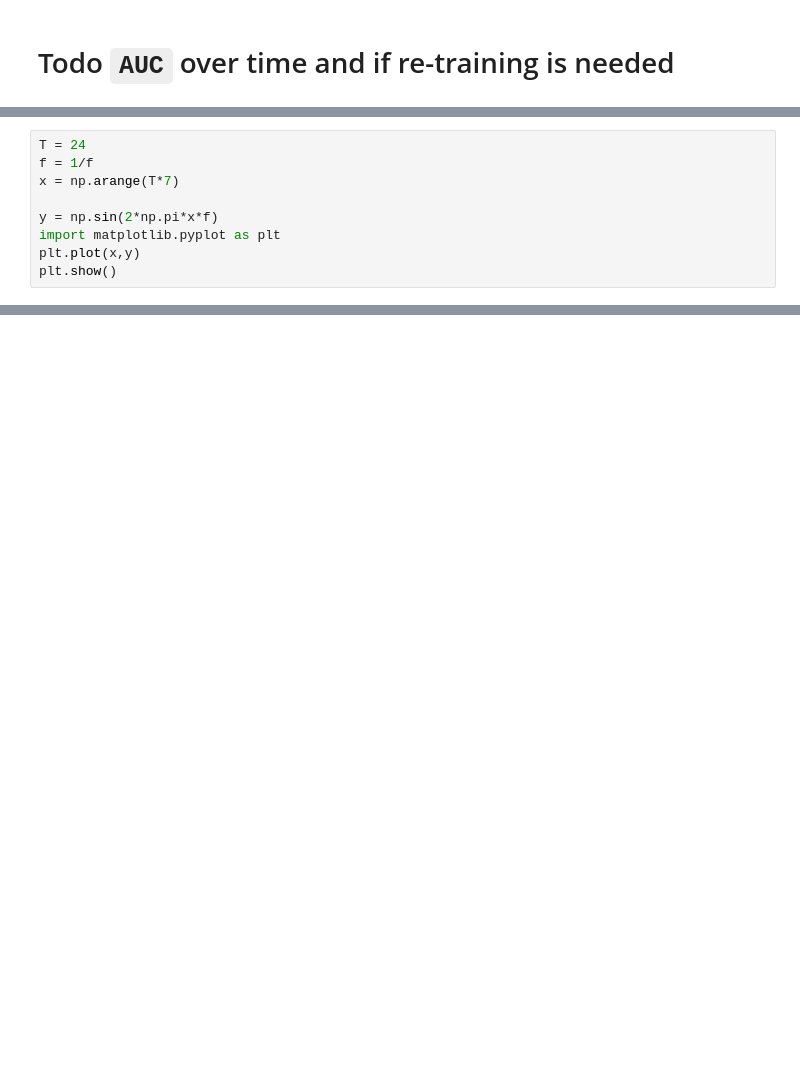
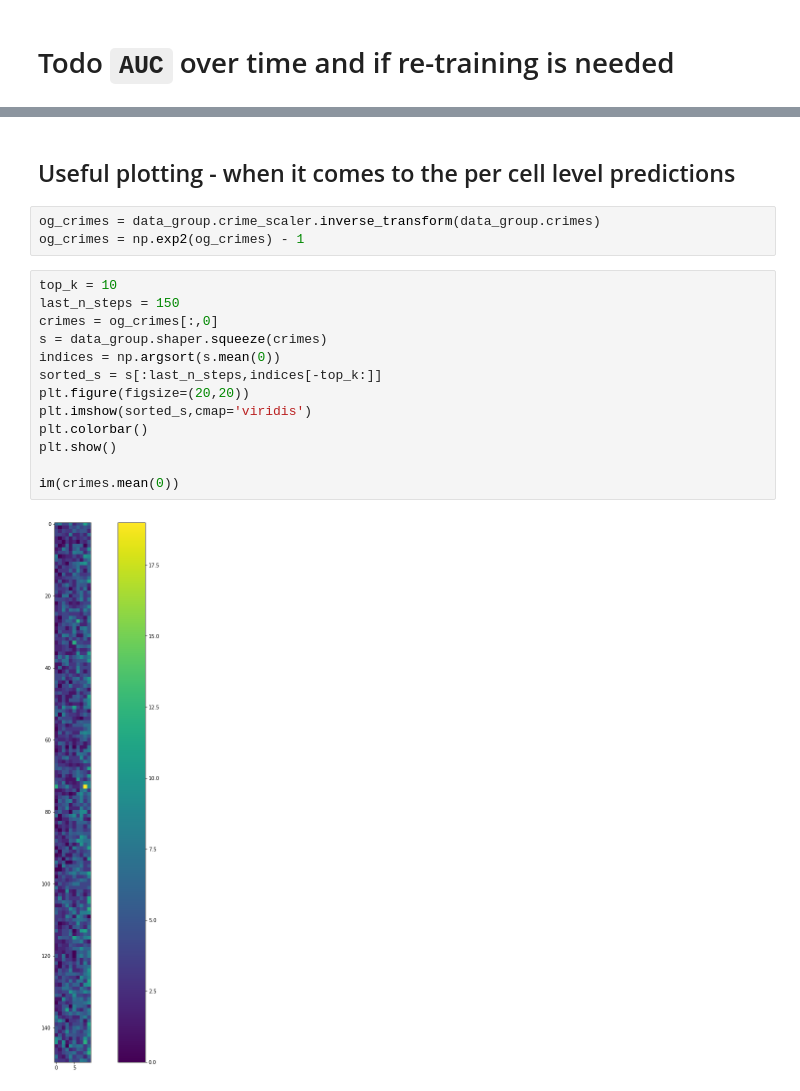
Before and after one commit to bernsblack/masters, a Jupyter notebook: notebook.ipynb, the cells around one changed output, grey strips where cells are left out. Drawn from its saved outputs; the diff is of its cells as text; blank space fills up the shorter version.

```diff
--- a/notebook.ipynb
+++ b/notebook.ipynb
@@ -86,9 +167,0 @@ np.stack()
-# %%
-T = 24
-f = 1/f
-x = np.arange(T*7)
-
-y = np.sin(2*np.pi*x*f)
-import matplotlib.pyplot as plt
-plt.plot(x,y)
-plt.show()
@@ -203,0 +286,20 @@ Freq: 30T, Length: 335, dtype: float64
+# %% [markdown]
+## Useful plotting - when it comes to the per cell level predictions
+# %%
+og_crimes = data_group.crime_scaler.inverse_transform(data_group.crimes)
+og_crimes = np.exp2(og_crimes) - 1
+# %%
+top_k = 10
+last_n_steps = 150
+crimes = og_crimes[:,0]
+s = data_group.shaper.squeeze(crimes)
+indices = np.argsort(s.mean(0))
+sorted_s = s[:last_n_steps,indices[-top_k:]]
+plt.figure(figsize=(20,20))
+plt.imshow(sorted_s,cmap='viridis')
+plt.colorbar()
+plt.show()
+
+im(crimes.mean(0))
+# %% [output]
+[figure, added]
```
Also changed, not shown: parts of 38 cells of this notebook, 18 other files.
